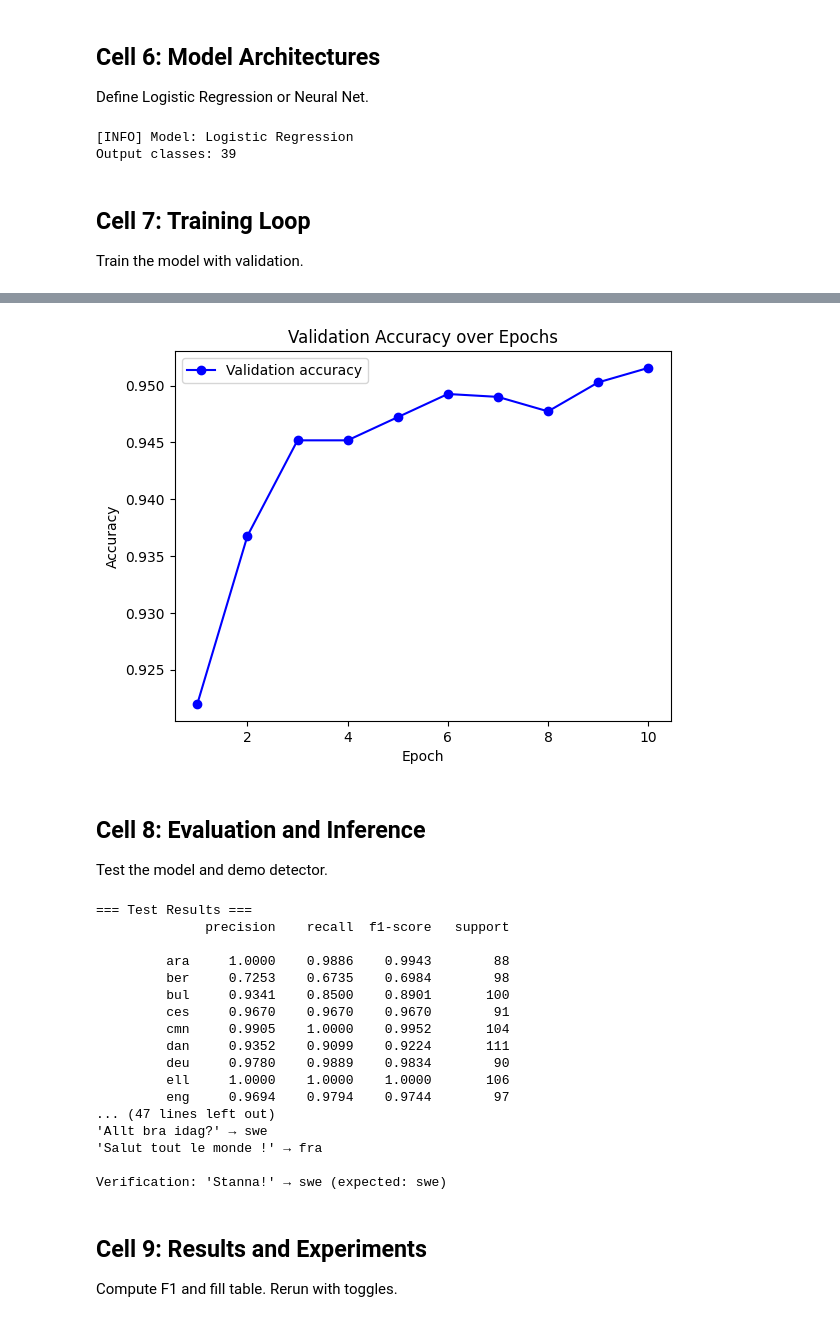
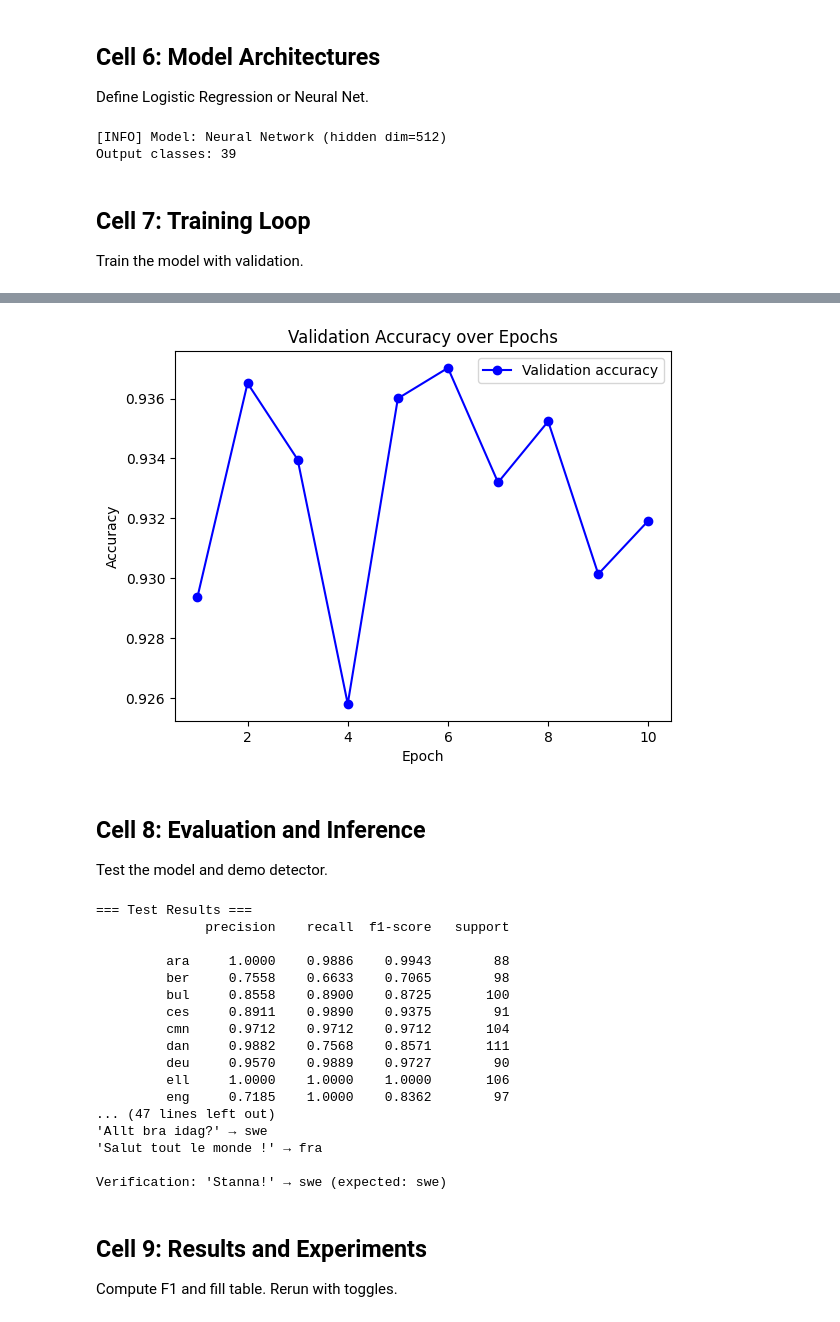
Before and after one commit to viviantram03/labb-1, a Jupyter notebook: Lab4/lab_4.ipynb, the cells around one changed output, grey strips where cells are left out. Saved outputs shown, nothing was run; the diff lists cells and outputs as text; code cells hidden in the pictures.

```diff
--- a/Lab4/lab_4.ipynb
+++ b/Lab4/lab_4.ipynb
@@ -95,7 +95,7 @@ Define hyperparameters and create language-to-index mappings.
 SMALL_DATASET_PATH = 'small_dataset'  # Already resolved above
 
 REL_FREQ = True  # TODO: Experiment: Set to False for Boolean encoding (presence only)
-HIDDEN_LAYER = False  # TODO: Experiment: Set to True for Neural Network with hidden layer
+HIDDEN_LAYER = True  # TODO: Experiment: Set to True for Neural Network with hidden layer
 HIDDEN_DIM = 512  # Hidden layer size (only used if HIDDEN_LAYER=True)
 EPOCHS = 10
 BATCH_SIZE = 32
@@ -120,10 +120,12 @@ langs = sorted(list(set(lang_freqs.keys())))
 # TODO============================== Student Task 1 - Create idx2lang: A dictionary mapping indices (0 to len(langs)-1) to language codes
 # Example: {0: 'ara', 1: 'ber', ...}
  # Fill in your code here
+idx2lang = {i: lang for i, lang in enumerate(langs)}
 
 # TODO==============================: Student Task 2 - Create lang2idx: The reverse mapping (language code to index)
 # Example: {'ara': 0, 'ber': 1, ...}
 # Fill in your code here
+lang2idx = {lang: i for i, lang in enumerate(langs)}
 
 print(f"[INFO] Detected {len(langs)} languages: {langs[:5]}...")
 print("Sample idx2lang:", dict(list(idx2lang.items())[:5]))
@@ -145,6 +147,9 @@ def ngrams(sentence, n=1, lc=True):
     ngram_l = []
     s = sentence.lower() if lc else sentence
     # Task 3============================ TODO: Your code here
+    for i in range(len(s) - n + 1):
+      ngram_l.append(s[i:i+n])
+    return ngram_l
 
 
 def all_ngrams(sentence, max_ngram=3, lc=True):
@@ -179,6 +184,10 @@ print(f"[INFO] Feature space size: {NUM_FEATURES} (chars: {MAX_CHARS}, bigrams:
 def hash_ngrams(ngram_lists, modulos):
     hash_codes = []
     # Task 4============================== TODO: Your code here
+    for ngram_list, modulo in zip(ngram_lists, modulos):
+      hashed = [reproducible_hash(ng) % modulo for ng in ngram_list]
+      hash_codes.append(hashed)
+    return hash_codes
 
 
 # Test
@@ -199,6 +208,9 @@ Compute n-gram frequencies and encode as sparse vectors.
 # Hint: Use collections.Counter, then {k: v / total for k,v in counter.items()}
 def rel_freqs(lst):
     #  Task 5========================= TODO: Your code here
+    counter = Counter(lst)
+    total = len(lst)
+    return {k: v / total for k, v in counter.items()}
 
 
 # Test
@@ -213,6 +225,9 @@ print("Test rel_freqs (chars):", freqs_banana[0])
 def multihot(idx_freq, max_size):
     feat_vector = torch.zeros(max_size)
     #  Task 6=================================== TODO: Your code here
+    for idx in idx_freq.keys():
+      feat_vector[idx] = 1.0
+    return feat_vector
 
 
 # Multihot with frequencies
@@ -220,6 +235,9 @@ def multihot(idx_freq, max_size):
 def multihot_freq(idx_freq, max_size):
     feat_vector = torch.zeros(max_size)
     #  Task 7============================== TODO: Your code here
+    for idx, freq in idx_freq.items():
+      feat_vector[idx] = freq
+    return feat_vector
 
 
 # Test
@@ -291,11 +309,15 @@ Define Logistic Regression or Neural Net.
 if HIDDEN_LAYER:
     model = nn.Sequential(
         #  Task 8 ====================TODO: Your code here
+        nn.Linear(input_dim, HIDDEN_DIM),
+        nn.ReLU(),
+        nn.Linear(HIDDEN_DIM, len(langs))
 
     )
 else:
     model = nn.Sequential(
         #  Task 9====================TODO: Your code here
+        nn.Linear(input_dim, len(langs))
 
     )
 
@@ -310,7 +332,7 @@ optimizer = torch.optim.NAdam(model.parameters(), lr=0.01)
 dataset = TensorDataset(X_train, y_train)
 dataloader = DataLoader(dataset, batch_size=BATCH_SIZE, shuffle=True)
 # %% [output]
-[INFO] Model: Logistic Regression
+[INFO] Model: Neural Network (hidden dim=512)
 Output classes: 39
 # %% [markdown]
 ## Cell 7: Training Loop
@@ -346,7 +368,11 @@ for epoch in tqdm(range(EPOCHS), desc="Training"):
     # Hint: Reuse train logic but without gradients/optimizer
     model.eval()
     #your code
-
+    with torch.no_grad():
+      y_val_pred_logits = model(X_val)
+      loss_val = loss_fn(y_val_pred_logits, y_val).item()
+      _, predicted_val = torch.max(y_val_pred_logits, 1)
+      acc_val = (predicted_val == y_val).sum().item() / len(y_val)
 
 
     loss_train_history.append(avg_loss_train)
@@ -374,4 +400,4 @@ Epoch 10: Train Acc: 0.9908, Val Acc: 0.9516
-[figure, old version]
+[figure, new version]
 # %% [markdown]
 ## Cell 8: Evaluation and Inference
 Test the model and demo detector.
@@ -413,14 +439,14 @@ print(f"\nVerification: 'Stanna!' → {pred_example} (expected: swe)")
               precision    recall  f1-score   support
 
          ara     1.0000    0.9886    0.9943        88
-         ber     0.7253    0.6735    0.6984        98
-         bul     0.9341    0.8500    0.8901       100
-         ces     0.9670    0.9670    0.9670        91
-         cmn     0.9905    1.0000    0.9952       104
-         dan     0.9352    0.9099    0.9224       111
-         deu     0.9780    0.9889    0.9834        90
+         ber     0.7558    0.6633    0.7065        98
+         bul     0.8558    0.8900    0.8725       100
+         ces     0.8911    0.9890    0.9375        91
+         cmn     0.9712    0.9712    0.9712       104
+         dan     0.9882    0.7568    0.8571       111
+         deu     0.9570    0.9889    0.9727        90
          ell     1.0000    1.0000    1.0000       106
-         eng     0.9694    0.9794    0.9744        97
+         eng     0.7185    1.0000    0.8362        97
 ... (47 lines left out)
 'Allt bra idag?' → swe
 'Salut tout le monde !' → fra
```
Also changed, not shown: parts of 3 cells of this notebook.
